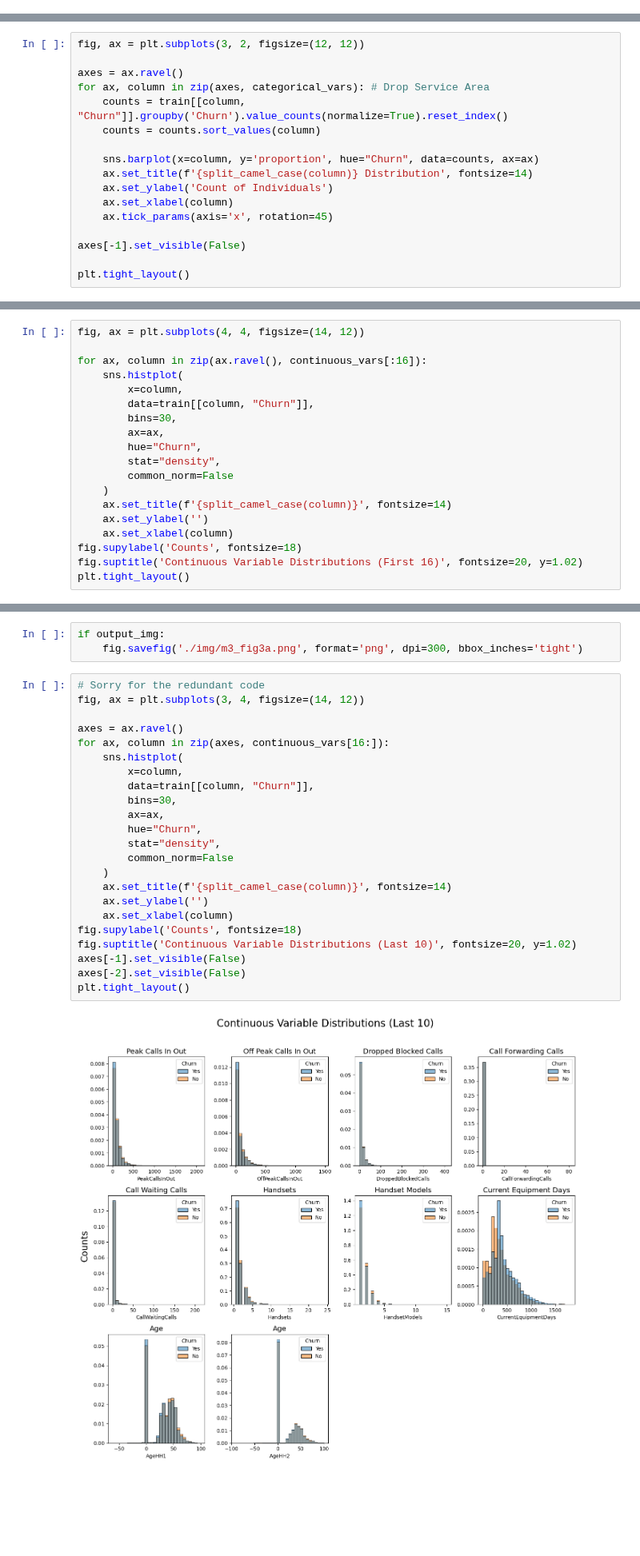
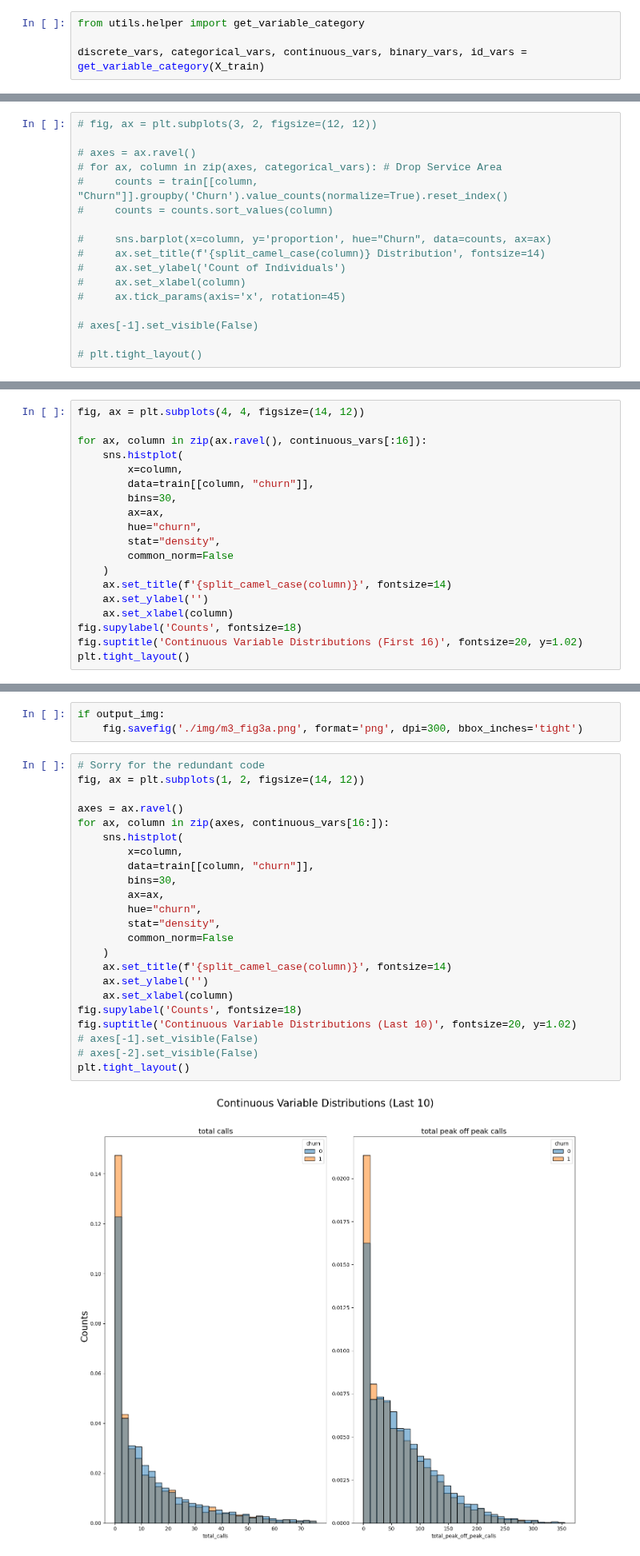
Before and after one commit to kayleeisokay/cs109a_final_project, a Jupyter notebook: MS4.ipynb, the cells around one changed output, grey strips where cells are left out. Shown at 80% size. Saved outputs shown, nothing was run; the diff lists cells and outputs as text; blank space fills up the shorter version.

```diff
--- a/MS4.ipynb
+++ b/MS4.ipynb
@@ -153,3 +142,7 @@ continuous_vars = train.select_dtypes(include=['float64']).columns
+# %%
+from utils.helper import get_variable_category
+
+discrete_vars, categorical_vars, continuous_vars, binary_vars, id_vars = get_variable_category(X_train)
 # %%
 print (f"Number of Discrete Variables: {len(discrete_vars)}")
 print (f"Number of Categorical Variables: {len(categorical_vars)}")
@@ -221,20 +221,20 @@ categorical_vars
 # %%
-fig, ax = plt.subplots(3, 2, figsize=(12, 12))
+# fig, ax = plt.subplots(3, 2, figsize=(12, 12))
 
-axes = ax.ravel()
-for ax, column in zip(axes, categorical_vars): # Drop Service Area
-    counts = train[[column, "Churn"]].groupby('Churn').value_counts(normalize=True).reset_index()
-    counts = counts.sort_values(column)
+# axes = ax.ravel()
+# for ax, column in zip(axes, categorical_vars): # Drop Service Area
+#     counts = train[[column, "Churn"]].groupby('Churn').value_counts(normalize=True).reset_index()
+#     counts = counts.sort_values(column)
 
-    sns.barplot(x=column, y='proportion', hue="Churn", data=counts, ax=ax)
-    ax.set_title(f'{split_camel_case(column)} Distribution', fontsize=14)
-    ax.set_ylabel('Count of Individuals')
-    ax.set_xlabel(column)
-    ax.tick_params(axis='x', rotation=45)
+#     sns.barplot(x=column, y='proportion', hue="Churn", data=counts, ax=ax)
+#     ax.set_title(f'{split_camel_case(column)} Distribution', fontsize=14)
+#     ax.set_ylabel('Count of Individuals')
+#     ax.set_xlabel(column)
+#     ax.tick_params(axis='x', rotation=45)
 
-axes[-1].set_visible(False)
+# axes[-1].set_visible(False)
 
-plt.tight_layout()
+# plt.tight_layout()
 # %% [output]
 [figure]
 # %%
@@ -260,10 +269,10 @@ fig, ax = plt.subplots(4, 4, figsize=(14, 12))
 for ax, column in zip(ax.ravel(), continuous_vars[:16]):
     sns.histplot(
         x=column,
-        data=train[[column, "Churn"]],
+        data=train[[column, "churn"]],
         bins=30,
         ax=ax,
-        hue="Churn",
+        hue="churn",
         stat="density",
         common_norm=False
     )
@@ -280,29 +289,29 @@ if output_img:
     fig.savefig('./img/m3_fig3a.png', format='png', dpi=300, bbox_inches='tight')
 # %%
 # Sorry for the redundant code
-fig, ax = plt.subplots(3, 4, figsize=(14, 12))
+fig, ax = plt.subplots(1, 2, figsize=(14, 12))
 
 axes = ax.ravel()
 for ax, column in zip(axes, continuous_vars[16:]):
     sns.histplot(
         x=column,
-        data=train[[column, "Churn"]],
+        data=train[[column, "churn"]],
         bins=30,
         ax=ax,
-        hue="Churn",
+        hue="churn",
         stat="density",
         common_norm=False
     )
     ax.set_title(f'{split_camel_case(column)}', fontsize=14)
     ax.set_ylabel('')
     ax.set_xlabel(column)
 fig.supylabel('Counts', fontsize=18)
 fig.suptitle('Continuous Variable Distributions (Last 10)', fontsize=20, y=1.02)
-axes[-1].set_visible(False)
-axes[-2].set_visible(False)
+# axes[-1].set_visible(False)
+# axes[-2].set_visible(False)
 plt.tight_layout()
 # %% [output]
-[figure, old version]
+[figure, new version]
 # %%
 if output_img:
     fig.savefig('./img/m3_fig3b.png', format='png', dpi=300, bbox_inches='tight')
```
Also changed, not shown: parts of 42 cells of this notebook, 23 other files.
